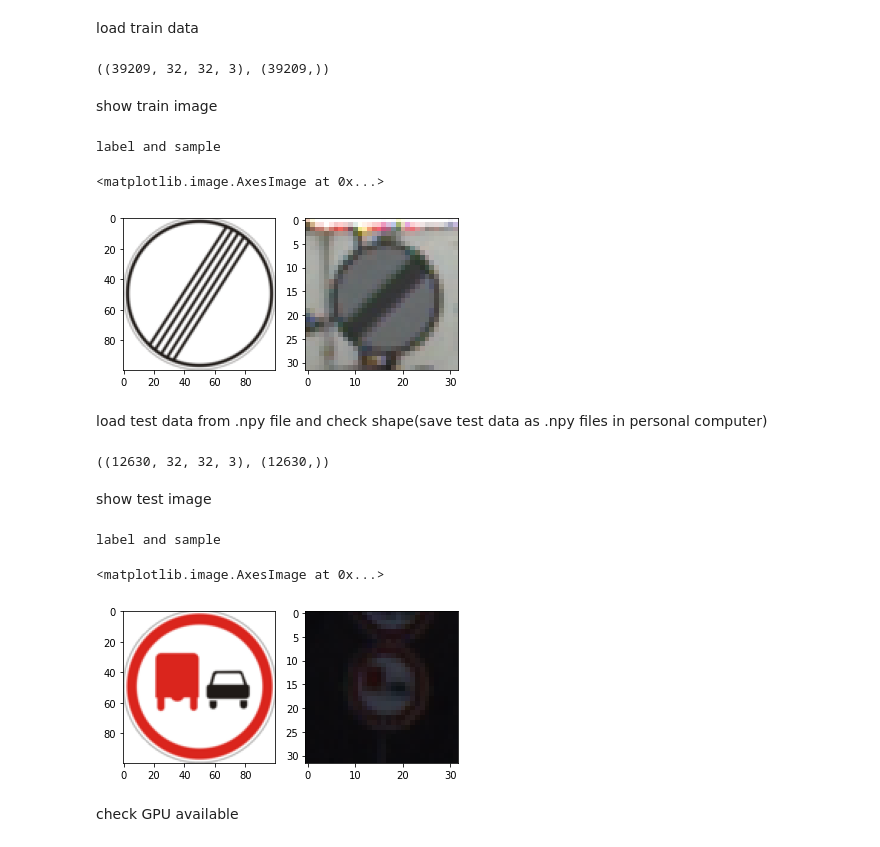
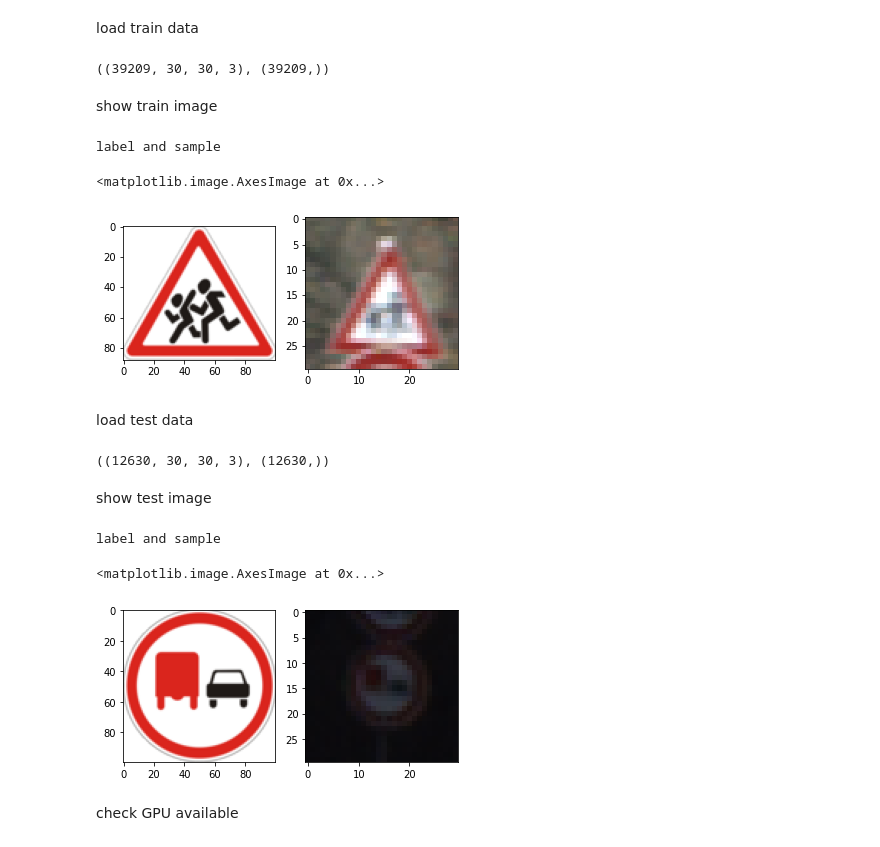
Before and after one commit to luoyuhan011/309CourseWork2, a Jupyter notebook: 309CourseWork2.ipynb, the cells around one changed output. Drawn from its saved outputs; the diff is of its cells as text; code cells hidden in the pictures.

```diff
--- a/309CourseWork2.ipynb
+++ b/309CourseWork2.ipynb
@@ -35,45 +38,57 @@ for label, image in labels.items():
 # %% [markdown]
 load train data
 # %%
-X_train = np.load('/content/drive/MyDrive/Github/309CourseWork2/data/X_train.npy')
-Y_train = np.load('/content/drive/MyDrive/Github/309CourseWork2/data/Y_train.npy')
-X_train = X_train/255
+X_train_path = '/content/drive/MyDrive/data/X_train.npz'
+Y_train_path = '/content/drive/MyDrive/data/Y_train.npz'
+
+X_train_file = np.load(X_train_path)
+Y_train_file = np.load(Y_train_path)
+
+X_train = X_train_file['arr_0']
+Y_train = Y_train_file['arr_0']
+
 X_train.shape, Y_train.shape
 # %% [output]
-((39209, 32, 32, 3), (39209,))
+((39209, 30, 30, 3), (39209,))
 # %% [markdown]
 show train image
 # %%
 fig, (ax1, ax2) = plt.subplots(1, 2)
 index = 39208
 print('label and sample')
-ax1.imshow(meta[Y_train[index]])
+ax1.imshow(labels[Y_train[index]])
 ax2.imshow(X_train[index])
 # %% [output]
 label and sample
 <matplotlib.image.AxesImage at 0x...>
-[figure, old version]
+[figure, new version]
-# %% [markdown]
-load test data from .npy file and check shape(save test data as .npy files in personal computer)
+# %% [markdown]
+load test data
 # %%
-X_test = np.load('/content/drive/MyDrive/Github/309CourseWork2/data/X_test.npy')
-Y_test = np.load('/content/drive/MyDrive/Github/309CourseWork2/data/Y_test.npy')
-X_test = X_test/255
+X_test_path = '/content/drive/MyDrive/data/X_test.npz'
+Y_test_path = '/content/drive/MyDrive/data/Y_test.npz'
+
+X_test_file = np.load(X_test_path)
+Y_test_file = np.load(Y_test_path)
+
+X_test = X_test_file['arr_0']
+Y_test = Y_test_file['arr_0']
+
 X_test.shape, Y_test.shape
 # %% [output]
-((12630, 32, 32, 3), (12630,))
+((12630, 30, 30, 3), (12630,))
 # %% [markdown]
 show test image
 # %%
 fig, (ax1, ax2) = plt.subplots(1, 2)
 index = 12629
 print('label and sample')
-ax1.imshow(meta[Y_test[index]])
+ax1.imshow(labels[Y_test[index]])
 ax2.imshow(X_test[index])
 # %% [output]
 label and sample
 <matplotlib.image.AxesImage at 0x...>
-[figure, old version]
+[figure, new version]
 # %% [markdown]
 check GPU available
 # %%
```
Also changed, not shown: parts of 5 cells of this notebook.
